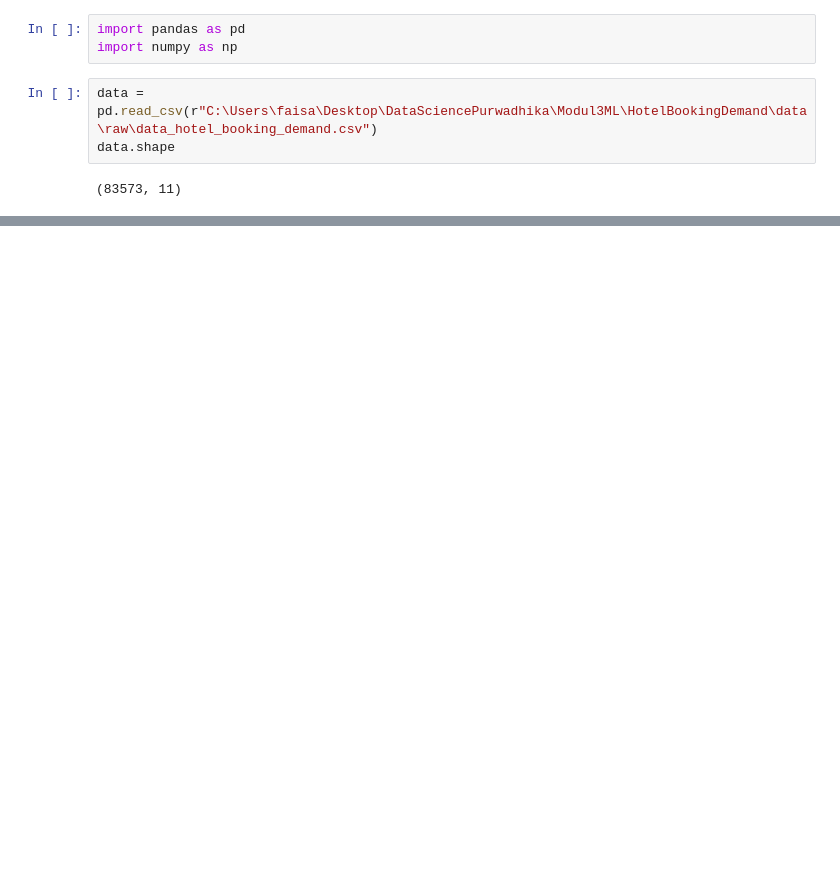
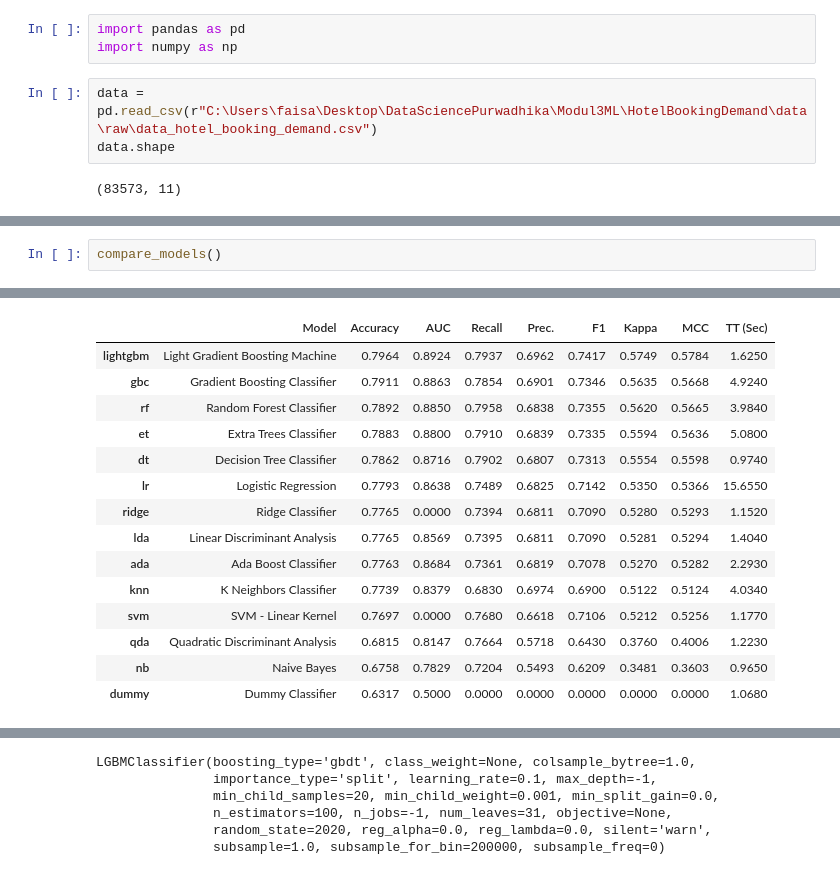
Before and after one commit to fnkhairudin/Hotel-Booking-Demand, a Jupyter notebook: notebooks/trial.ipynb, the cells around one changed output, grey strips where cells are left out. Drawn from its saved outputs; the diff is of its cells as text; blank space fills up the shorter version.

```diff
--- a/notebooks/trial.ipynb
+++ b/notebooks/trial.ipynb
@@ -56,0 +144,3 @@ data.shape
+# %%
+compare_models()
+# %% [output]
@@ -56,0 +148,15 @@ data.shape
+|  | Model | Accuracy | AUC | Recall | Prec. | F1 | Kappa | MCC | TT (Sec) |
+| lightgbm | Light Gradient Boosting Machine | 0.7964 | 0.8924 | 0.7937 | 0.6962 | 0.7417 | 0.5749 | 0.5784 | 1.6250 |
+| gbc | Gradient Boosting Classifier | 0.7911 | 0.8863 | 0.7854 | 0.6901 | 0.7346 | 0.5635 | 0.5668 | 4.9240 |
+| rf | Random Forest Classifier | 0.7892 | 0.8850 | 0.7958 | 0.6838 | 0.7355 | 0.5620 | 0.5665 | 3.9840 |
+| et | Extra Trees Classifier | 0.7883 | 0.8800 | 0.7910 | 0.6839 | 0.7335 | 0.5594 | 0.5636 | 5.0800 |
+| dt | Decision Tree Classifier | 0.7862 | 0.8716 | 0.7902 | 0.6807 | 0.7313 | 0.5554 | 0.5598 | 0.9740 |
+| lr | Logistic Regression | 0.7793 | 0.8638 | 0.7489 | 0.6825 | 0.7142 | 0.5350 | 0.5366 | 15.6550 |
+| ridge | Ridge Classifier | 0.7765 | 0.0000 | 0.7394 | 0.6811 | 0.7090 | 0.5280 | 0.5293 | 1.1520 |
+| lda | Linear Discriminant Analysis | 0.7765 | 0.8569 | 0.7395 | 0.6811 | 0.7090 | 0.5281 | 0.5294 | 1.4040 |
+| ada | Ada Boost Classifier | 0.7763 | 0.8684 | 0.7361 | 0.6819 | 0.7078 | 0.5270 | 0.5282 | 2.2930 |
+| knn | K Neighbors Classifier | 0.7739 | 0.8379 | 0.6830 | 0.6974 | 0.6900 | 0.5122 | 0.5124 | 4.0340 |
+| svm | SVM - Linear Kernel | 0.7697 | 0.0000 | 0.7680 | 0.6618 | 0.7106 | 0.5212 | 0.5256 | 1.1770 |
+| qda | Quadratic Discriminant Analysis | 0.6815 | 0.8147 | 0.7664 | 0.5718 | 0.6430 | 0.3760 | 0.4006 | 1.2230 |
+| nb | Naive Bayes | 0.6758 | 0.7829 | 0.7204 | 0.5493 | 0.6209 | 0.3481 | 0.3603 | 0.9650 |
+| dummy | Dummy Classifier | 0.6317 | 0.5000 | 0.0000 | 0.0000 | 0.0000 | 0.0000 | 0.0000 | 1.0680 |
@@ -56,0 +164,6 @@ data.shape
+LGBMClassifier(boosting_type='gbdt', class_weight=None, colsample_bytree=1.0,
+               importance_type='split', learning_rate=0.1, max_depth=-1,
+               min_child_samples=20, min_child_weight=0.001, min_split_gain=0.0,
+               n_estimators=100, n_jobs=-1, num_leaves=31, objective=None,
+               random_state=2020, reg_alpha=0.0, reg_lambda=0.0, silent='warn',
+               subsample=1.0, subsample_for_bin=200000, subsample_freq=0)
```
Also changed, not shown: parts of 12 cells of this notebook, 1 other file.
